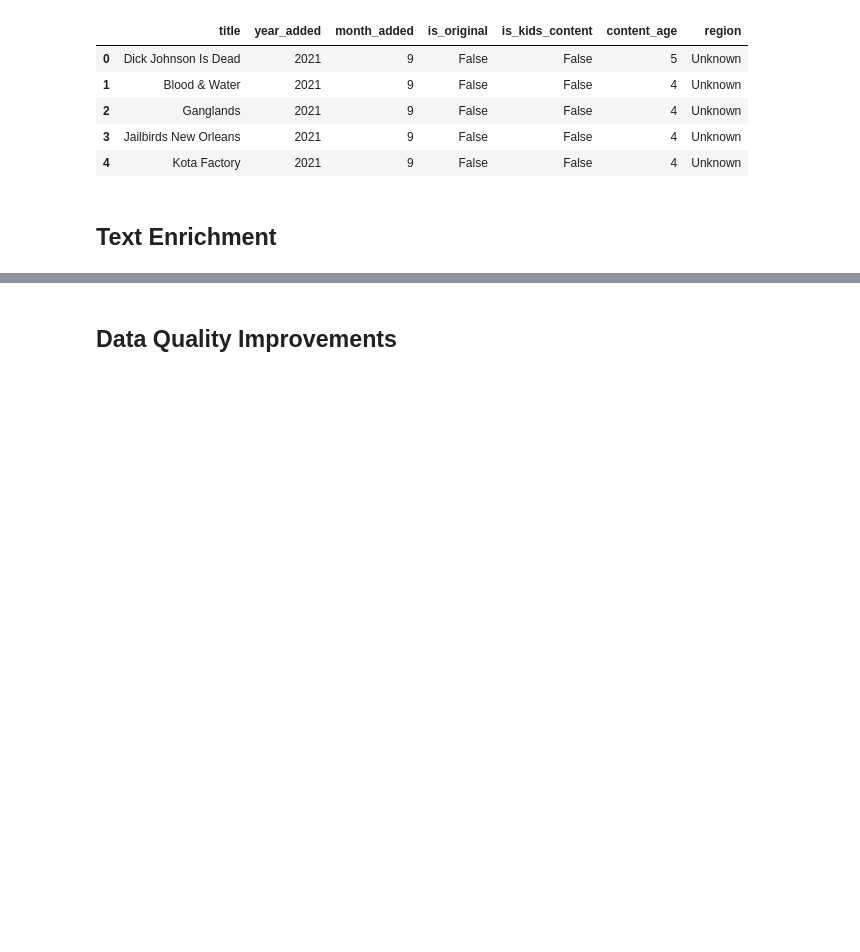
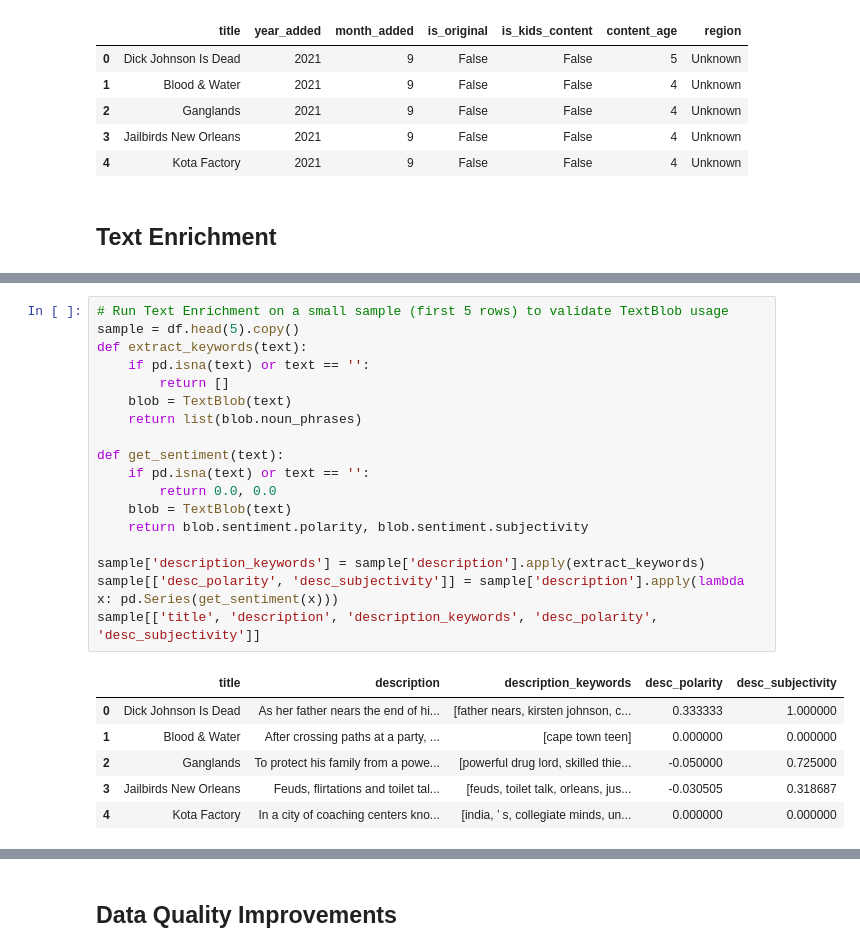
Before and after one commit to hongwei-cai/Netflix-Data-Wrangling-Exploration-Metadata-Enrichment, a Jupyter notebook: matadata_enrichment.ipynb, the cells around one changed output, grey strips where cells are left out. Drawn from its saved outputs; the diff is of its cells as text; blank space fills up the shorter version.

```diff
--- a/matadata_enrichment.ipynb
+++ b/matadata_enrichment.ipynb
@@ -289,3 +313,28 @@ os.environ['NLTK_DATA'] = nltk_data_dir
+# %%
+# Run Text Enrichment on a small sample (first 5 rows) to validate TextBlob usage
+sample = df.head(5).copy()
+def extract_keywords(text):
+    if pd.isna(text) or text == '':
+        return []
+    blob = TextBlob(text)
+    return list(blob.noun_phrases)
+
+def get_sentiment(text):
+    if pd.isna(text) or text == '':
+        return 0.0, 0.0
+    blob = TextBlob(text)
+    return blob.sentiment.polarity, blob.sentiment.subjectivity
+
+sample['description_keywords'] = sample['description'].apply(extract_keywords)
+sample[['desc_polarity', 'desc_subjectivity']] = sample['description'].apply(lambda x: pd.Series(get_sentiment(x)))
+sample[['title', 'description', 'description_keywords', 'desc_polarity', 'desc_subjectivity']]
+# %% [output]
+|  | title | description | description_keywords | desc_polarity | desc_subjectivity |
+| 0 | Dick Johnson Is Dead | As her father nears the end of hi... | [father nears, kirsten johnson, c... | 0.333333 | 1.000000 |
+| 1 | Blood & Water | After crossing paths at a party, ... | [cape town teen] | 0.000000 | 0.000000 |
+| 2 | Ganglands | To protect his family from a powe... | [powerful drug lord, skilled thie... | -0.050000 | 0.725000 |
+| 3 | Jailbirds New Orleans | Feuds, flirtations and toilet tal... | [feuds, toilet talk, orleans, jus... | -0.030505 | 0.318687 |
+| 4 | Kota Factory | In a city of coaching centers kno... | [india, ’ s, collegiate minds, un... | 0.000000 | 0.000000 |
 # %%
 # Extract keywords using TextBlob noun phrases
 def extract_keywords(text):
```
Also changed, not shown: parts of 5 cells of this notebook, 1 other file.
